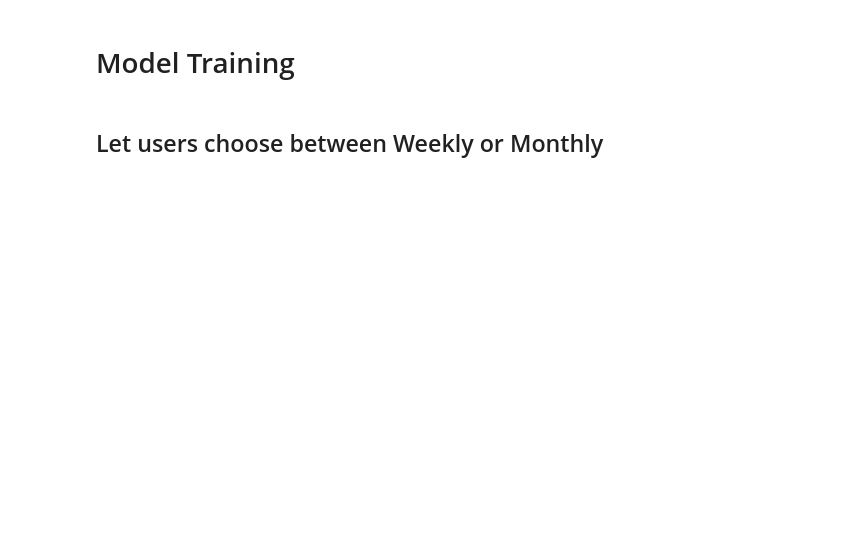
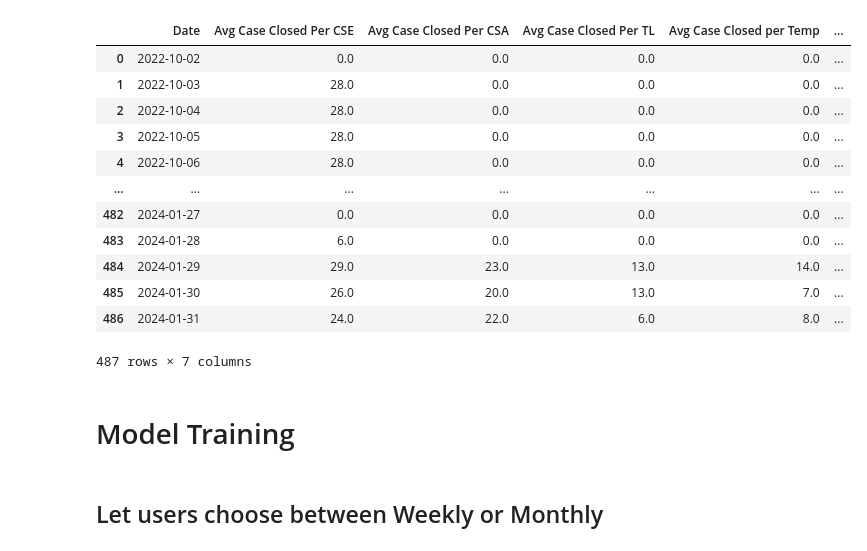
Before and after one commit to janiceyohana/sds-term6-cpf, a Jupyter notebook: Case_Data_Simulation.ipynb, the cells around one changed output. Cells and saved outputs as stored; diff of their text form; code cells hidden in the pictures; blank space fills up the shorter version.

```diff
--- a/Case_Data_Simulation.ipynb
+++ b/Case_Data_Simulation.ipynb
@@ -15,6 +15,23 @@ import ipywidgets as widgets
 from IPython.display import display
 # %%
 df_combined = pd.read_csv('data/2022-2024_Stats.csv')
+df_productivity = pd.read_csv('data/Case_Closure_(Oct22-Jan24)_cleaned.csv')
+
+df_productivity
+# %% [output]
+|  | Date | Avg Case Closed Per CSE | Avg Case Closed Per CSA | Avg Case Closed Per TL | Avg Case Closed per Temp | ... |
+| 0 | 2022-10-02 | 0.0 | 0.0 | 0.0 | 0.0 | ... |
+| 1 | 2022-10-03 | 28.0 | 0.0 | 0.0 | 0.0 | ... |
+| 2 | 2022-10-04 | 28.0 | 0.0 | 0.0 | 0.0 | ... |
+| 3 | 2022-10-05 | 28.0 | 0.0 | 0.0 | 0.0 | ... |
+| 4 | 2022-10-06 | 28.0 | 0.0 | 0.0 | 0.0 | ... |
+| ... | ... | ... | ... | ... | ... | ... |
+| 482 | 2024-01-27 | 0.0 | 0.0 | 0.0 | 0.0 | ... |
+| 483 | 2024-01-28 | 6.0 | 0.0 | 0.0 | 0.0 | ... |
+| 484 | 2024-01-29 | 29.0 | 23.0 | 13.0 | 14.0 | ... |
+| 485 | 2024-01-30 | 26.0 | 20.0 | 13.0 | 7.0 | ... |
+| 486 | 2024-01-31 | 24.0 | 22.0 | 6.0 | 8.0 | ... |
+487 rows × 7 columns
 # %% [markdown]
 # Model Training
 # %% [markdown]
```
Also changed, not shown: parts of 6 cells of this notebook.
